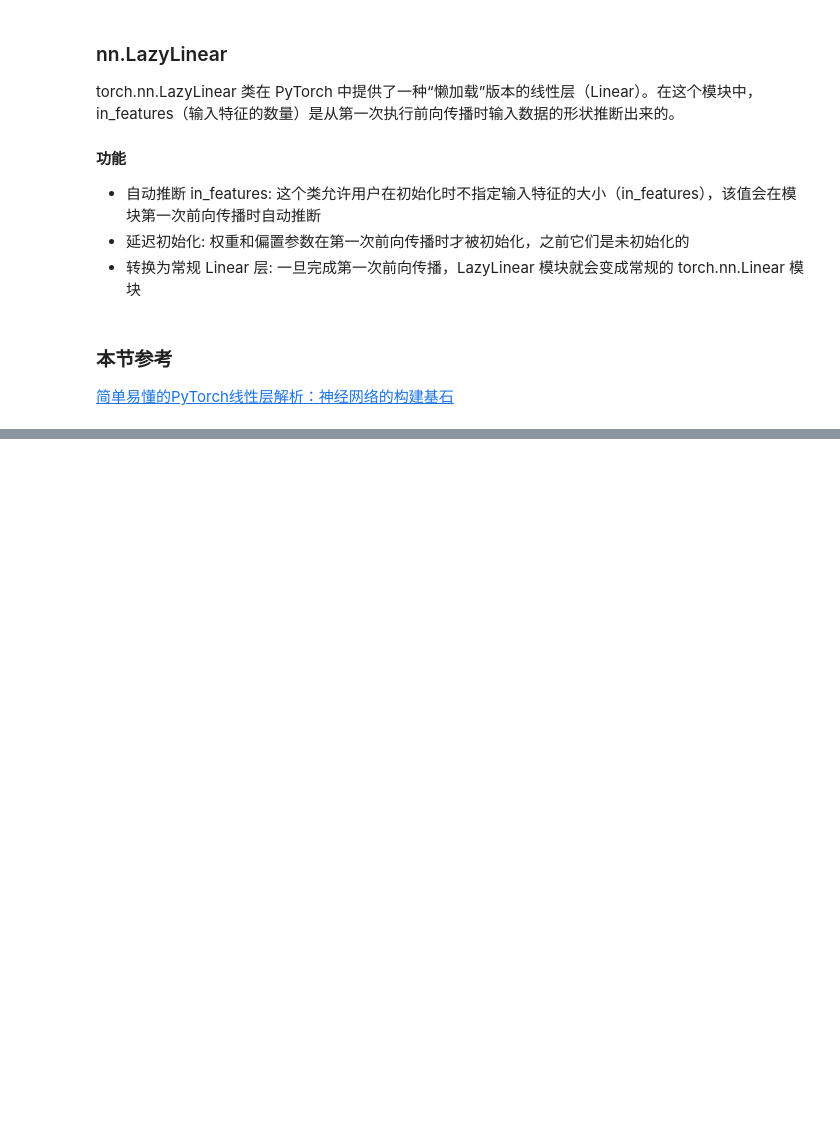
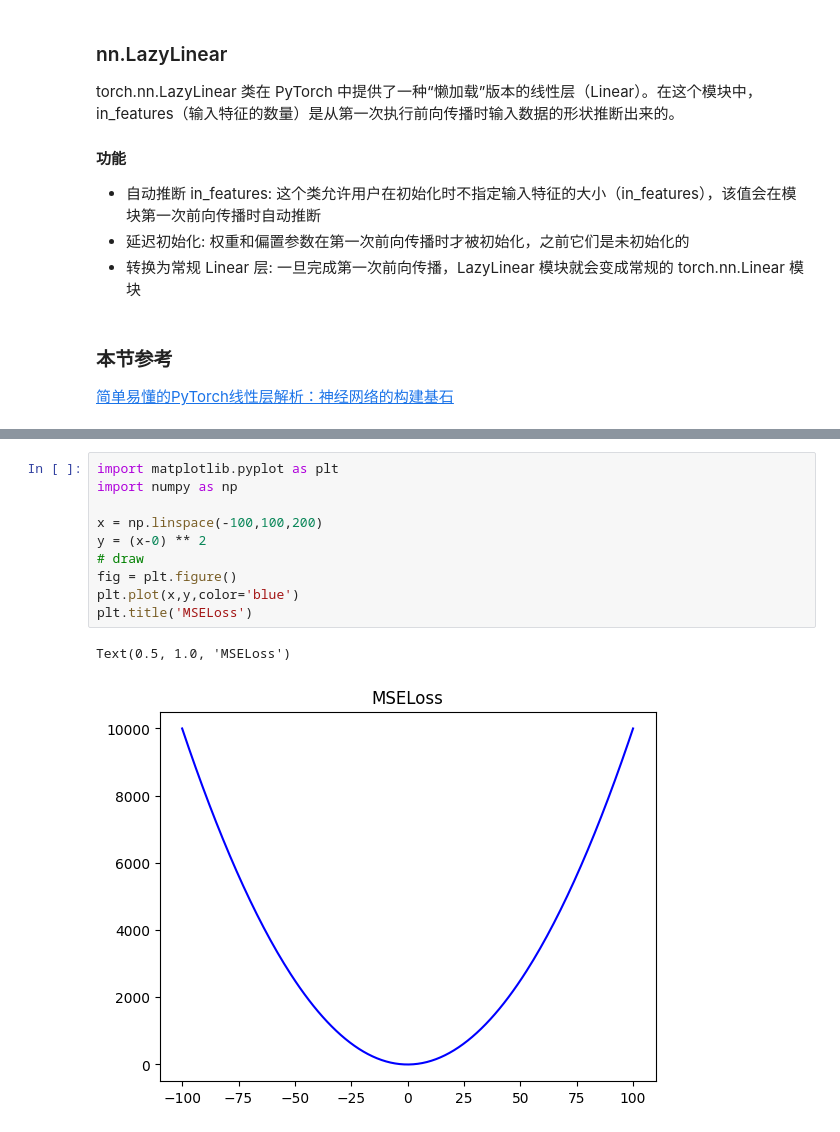
Before and after one commit to ZineSulphur/pytorch_learn, a Jupyter notebook: nn.ipynb, the cells around one changed output, grey strips where cells are left out. Cells and saved outputs as stored; diff of their text form; blank space fills up the shorter version.

```diff
--- a/nn.ipynb
+++ b/nn.ipynb
@@ -1610,0 +1682,13 @@ Loss Functions中为pytorch提供的损失函数的实现。
+# %%
+import matplotlib.pyplot as plt
+import numpy as np
+
+x = np.linspace(-100,100,200)
+y = (x-0) ** 2
+# draw
+fig = plt.figure()
+plt.plot(x,y,color='blue')
+plt.title('MSELoss')
+# %% [output]
+Text(0.5, 1.0, 'MSELoss')
+[figure, added]
```
Also changed, not shown: parts of 11 cells of this notebook.
